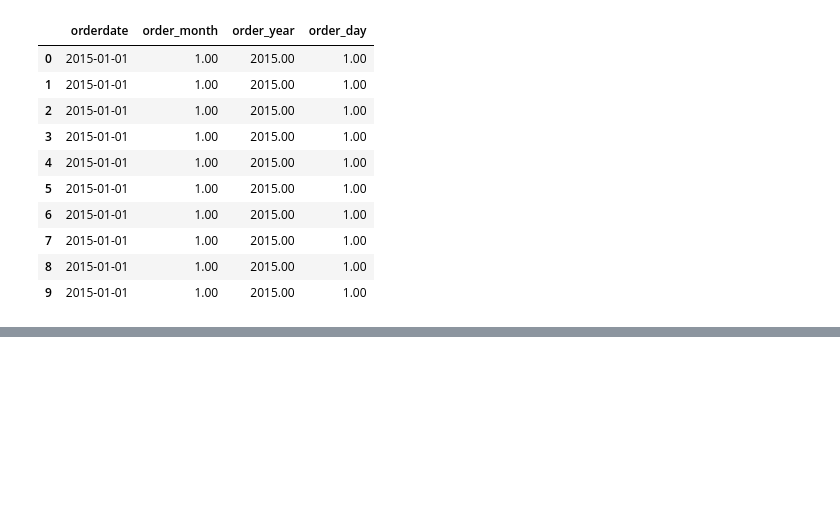
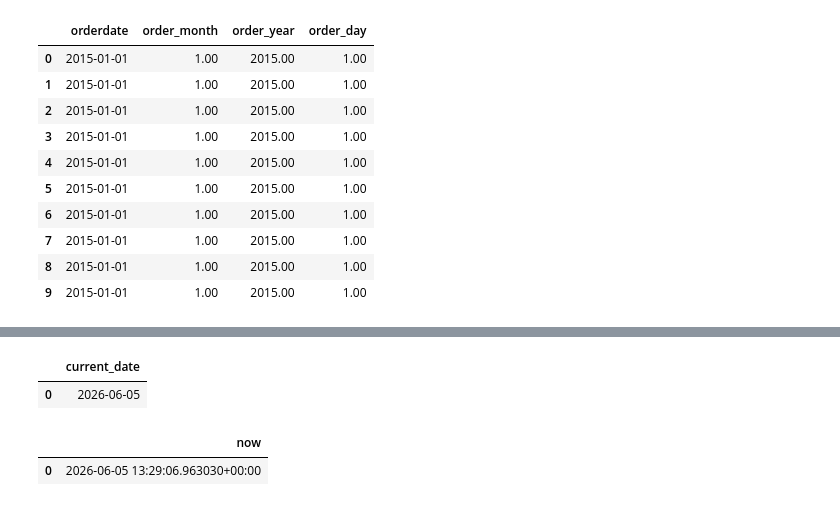
Before and after one commit to bonsoul/Data_Engineering101, a Jupyter notebook: DATE&TIME.ipynb, the cells around one changed output, grey strips where cells are left out. Cells and saved outputs as stored; diff of their text form; code cells hidden in the pictures; blank space fills up the shorter version.

```diff
--- a/DATE&TIME.ipynb
+++ b/DATE&TIME.ipynb
@@ -166,0 +190,14 @@ LIMIT 10;
+# %%
+%%sql
+
+SELECT CURRENT_DATE
+# %% [output]
+|  | current_date |
+| 0 | 2026-06-05 |
+# %%
+%%sql
+
+SELECT NOW()
+# %% [output]
+|  | now |
+| 0 | 2026-06-05 13:29:06.963030+00:00 |
```
Also changed, not shown: parts of 1 cell of this notebook.
